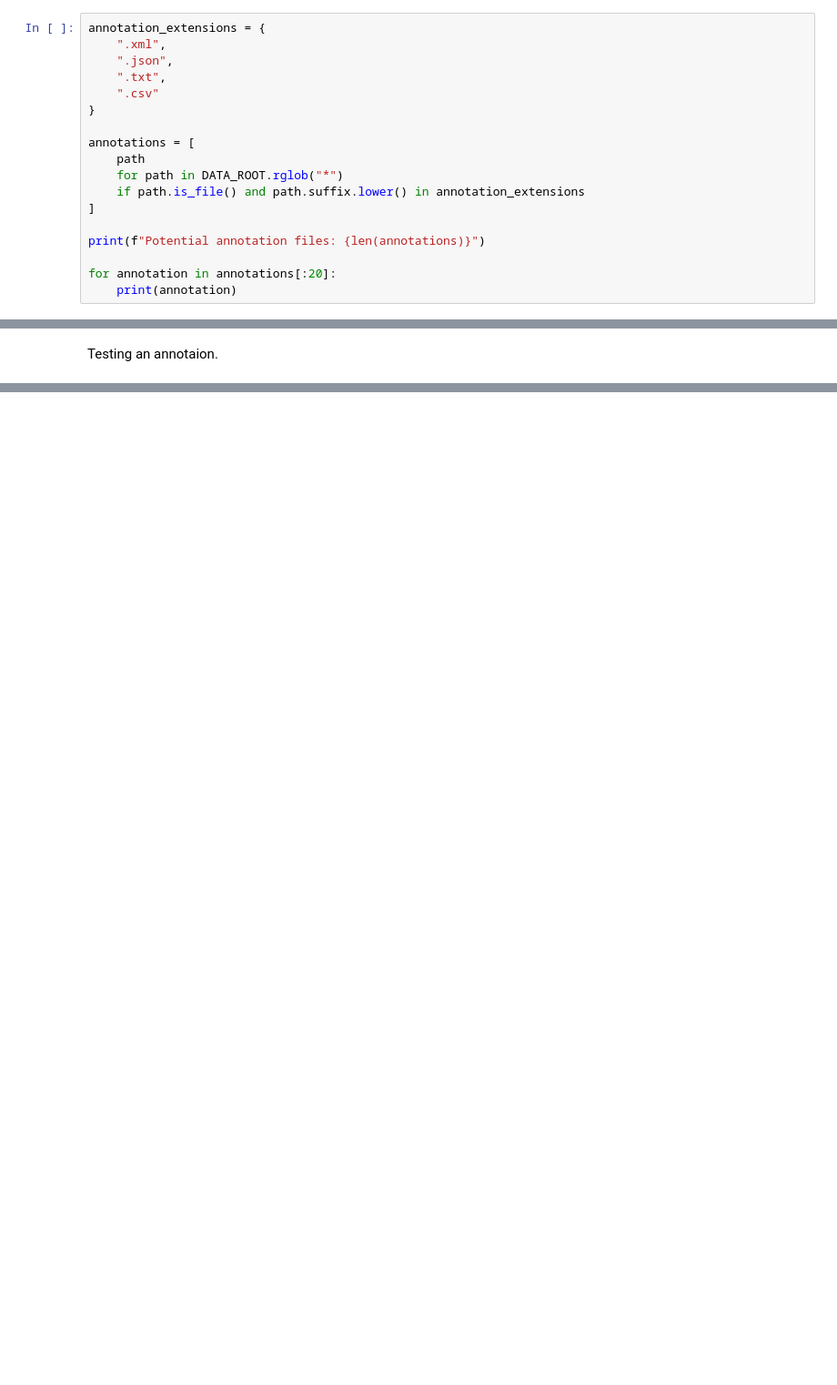
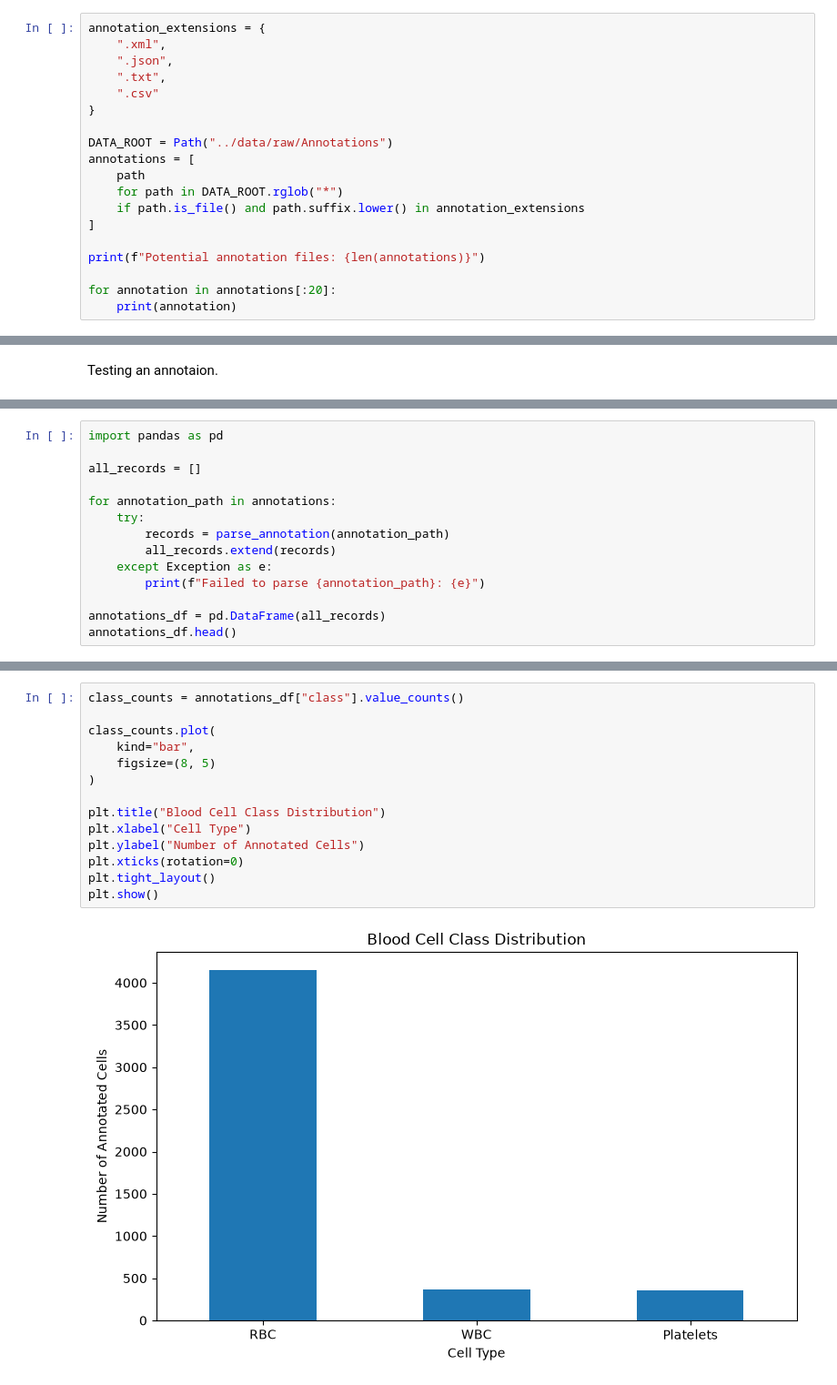
Before and after one commit to cfdelv100/cellvision, a Jupyter notebook: notebooks/01_dataset_exploration.ipynb, the cells around one changed output, grey strips where cells are left out. Shown at 91% size. Cells and saved outputs as stored; diff of their text form; blank space fills up the shorter version.

```diff
--- a/notebooks/01_dataset_exploration.ipynb
+++ b/notebooks/01_dataset_exploration.ipynb
@@ -138,6 +154,7 @@ annotation_extensions = {
     ".csv"
 }
 
+DATA_ROOT = Path("../data/raw/Annotations")
 annotations = [
     path
     for path in DATA_ROOT.rglob("*")
@@ -172,0 +206,14 @@ TODO: Reason we get a list out of range is that there is no XML parses from the
+# %%
+import pandas as pd
+
+all_records = []
+
+for annotation_path in annotations:
+    try:
+        records = parse_annotation(annotation_path)
+        all_records.extend(records)
+    except Exception as e:
+        print(f"Failed to parse {annotation_path}: {e}")
+
+annotations_df = pd.DataFrame(all_records)
+annotations_df.head()
@@ -172,0 +239,16 @@ TODO: Reason we get a list out of range is that there is no XML parses from the
+# %%
+class_counts = annotations_df["class"].value_counts()
+
+class_counts.plot(
+    kind="bar",
+    figsize=(8, 5)
+)
+
+plt.title("Blood Cell Class Distribution")
+plt.xlabel("Cell Type")
+plt.ylabel("Number of Annotated Cells")
+plt.xticks(rotation=0)
+plt.tight_layout()
+plt.show()
+# %% [output]
+[figure, added]
```
Also changed, not shown: parts of 29 cells of this notebook, 1 other file.
